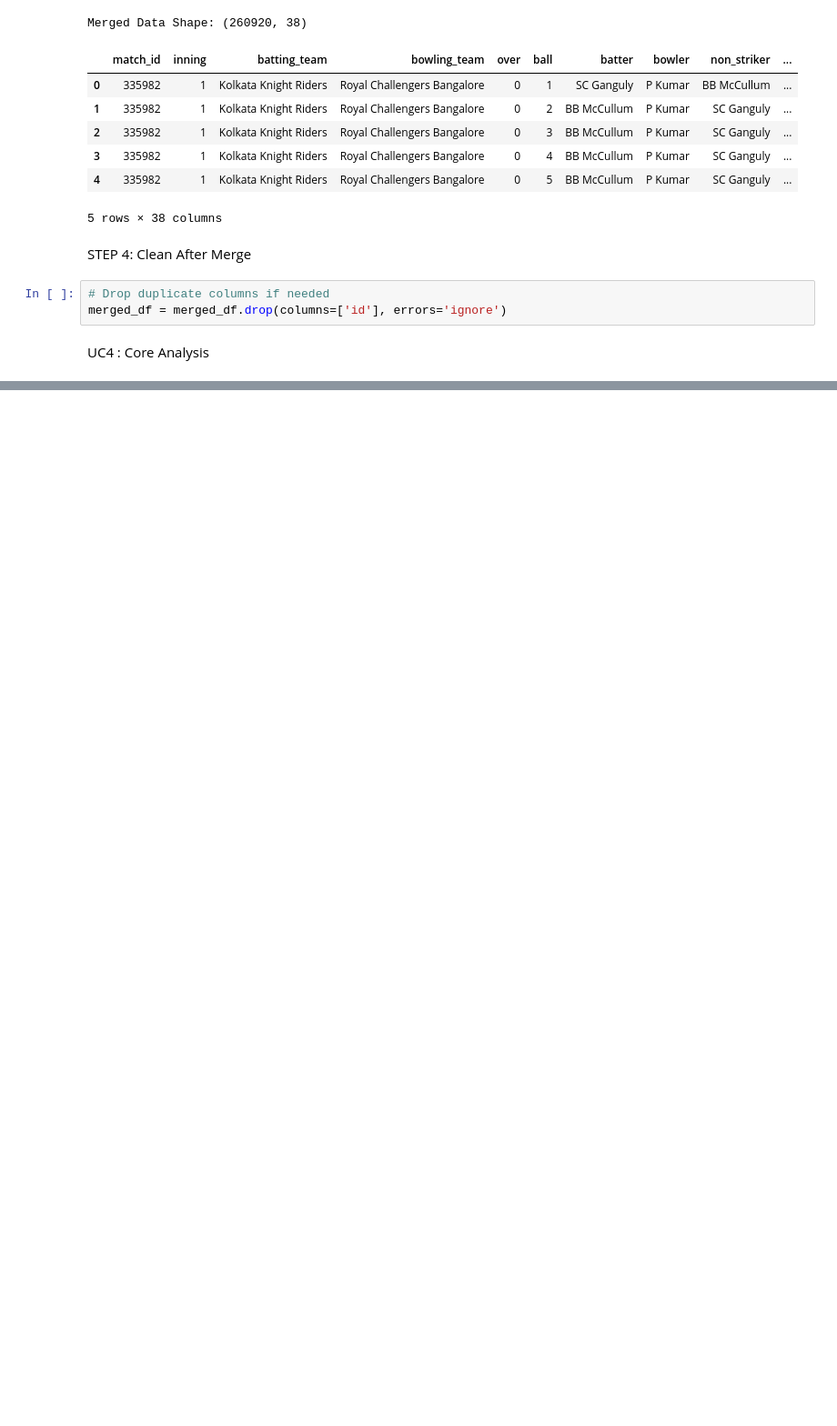
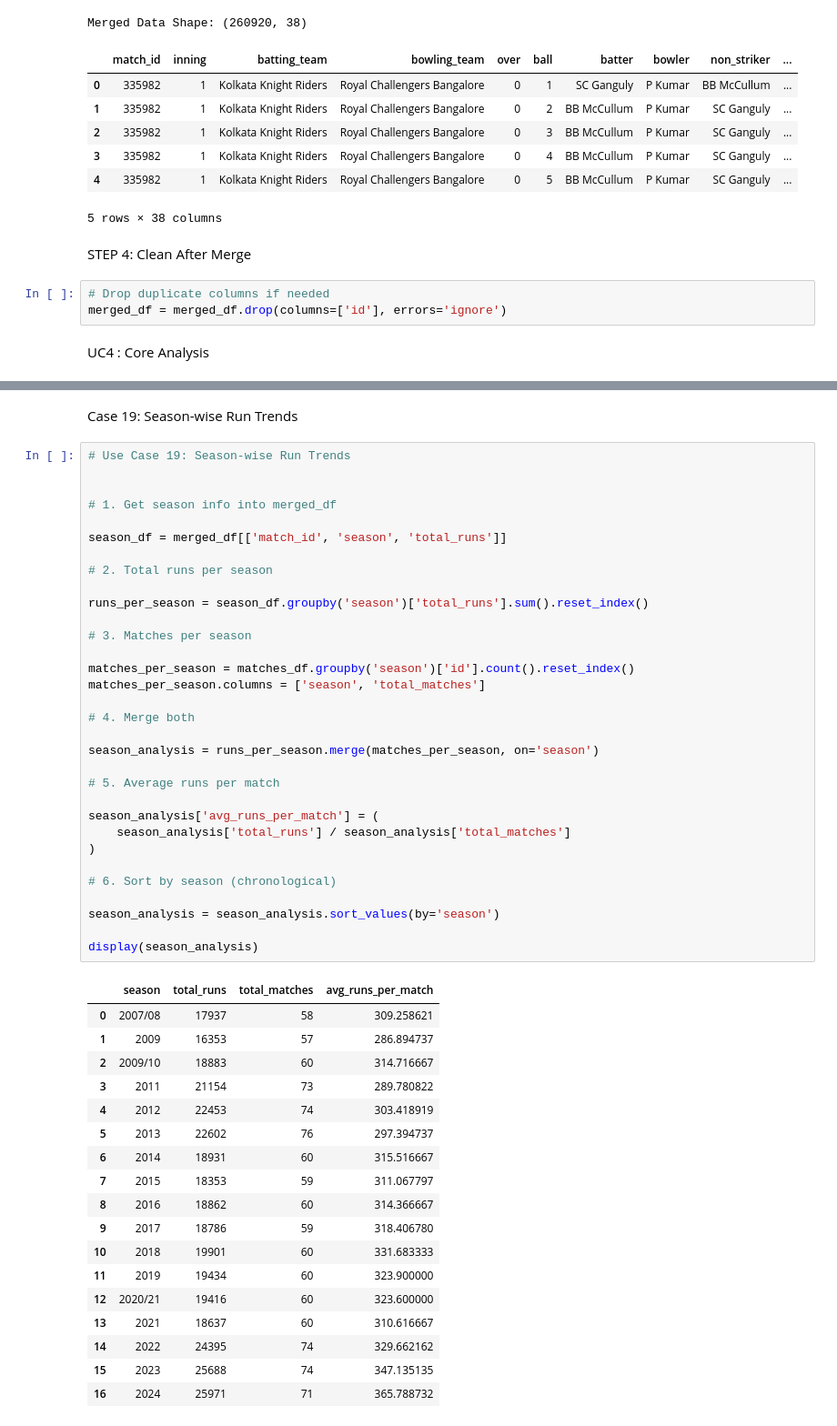
Before and after one commit to AkshatWalvekar/DataAnalysisNumpy, a Jupyter notebook: analysis.ipynb, the cells around one changed output, grey strips where cells are left out. Shown at 91% size. Saved outputs shown, nothing was run; the diff lists cells and outputs as text; blank space fills up the shorter version.

Commit message:
Coded UC4 for Core Analysis

```diff
--- a/analysis.ipynb
+++ b/analysis.ipynb
@@ -179,0 +864,53 @@ UC4 : Core Analysis
+# %% [markdown]
+Case 19: Season-wise Run Trends
+# %%
+# Use Case 19: Season-wise Run Trends
+
+
+# 1. Get season info into merged_df
+
+season_df = merged_df[['match_id', 'season', 'total_runs']]
+
+# 2. Total runs per season
+
+runs_per_season = season_df.groupby('season')['total_runs'].sum().reset_index()
+
+# 3. Matches per season
+
+matches_per_season = matches_df.groupby('season')['id'].count().reset_index()
+matches_per_season.columns = ['season', 'total_matches']
+
+# 4. Merge both
+
+season_analysis = runs_per_season.merge(matches_per_season, on='season')
+
+# 5. Average runs per match
+
+season_analysis['avg_runs_per_match'] = (
+    season_analysis['total_runs'] / season_analysis['total_matches']
+)
+
+# 6. Sort by season (chronological)
+
+season_analysis = season_analysis.sort_values(by='season')
+
+display(season_analysis)
+# %% [output]
+|  | season | total_runs | total_matches | avg_runs_per_match |
+| 0 | 2007/08 | 17937 | 58 | 309.258621 |
+| 1 | 2009 | 16353 | 57 | 286.894737 |
+| 2 | 2009/10 | 18883 | 60 | 314.716667 |
+| 3 | 2011 | 21154 | 73 | 289.780822 |
+| 4 | 2012 | 22453 | 74 | 303.418919 |
+| 5 | 2013 | 22602 | 76 | 297.394737 |
+| 6 | 2014 | 18931 | 60 | 315.516667 |
+| 7 | 2015 | 18353 | 59 | 311.067797 |
+| 8 | 2016 | 18862 | 60 | 314.366667 |
+| 9 | 2017 | 18786 | 59 | 318.406780 |
+| 10 | 2018 | 19901 | 60 | 331.683333 |
+| 11 | 2019 | 19434 | 60 | 323.900000 |
+| 12 | 2020/21 | 19416 | 60 | 323.600000 |
+| 13 | 2021 | 18637 | 60 | 310.616667 |
+| 14 | 2022 | 24395 | 74 | 329.662162 |
+| 15 | 2023 | 25688 | 74 | 347.135135 |
+| 16 | 2024 | 25971 | 71 | 365.788732 |
```
Also changed, not shown: parts of 70 cells of this notebook.
